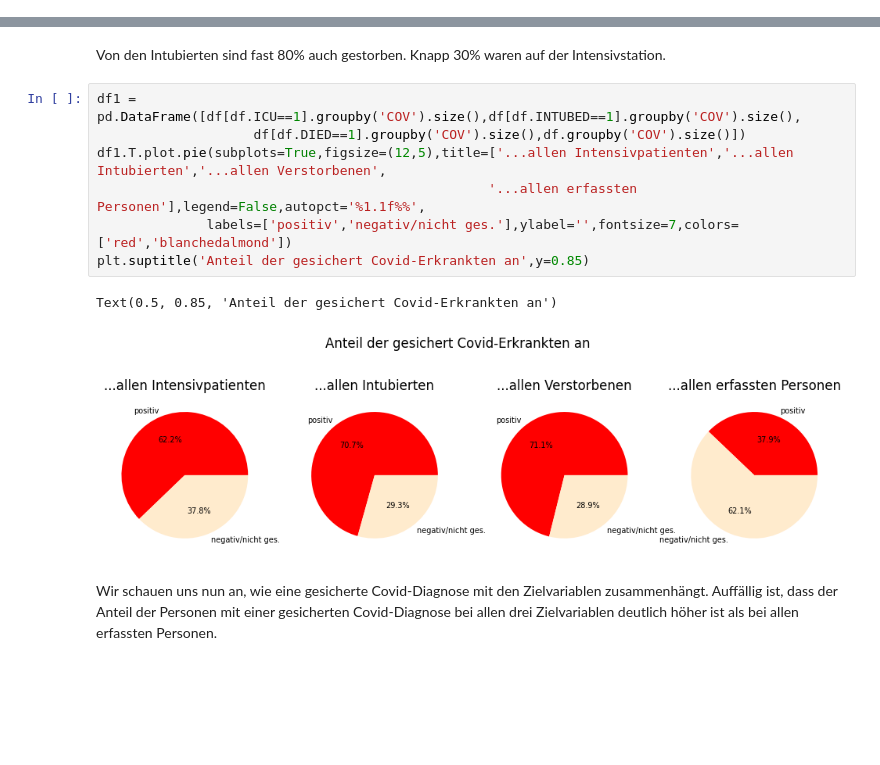
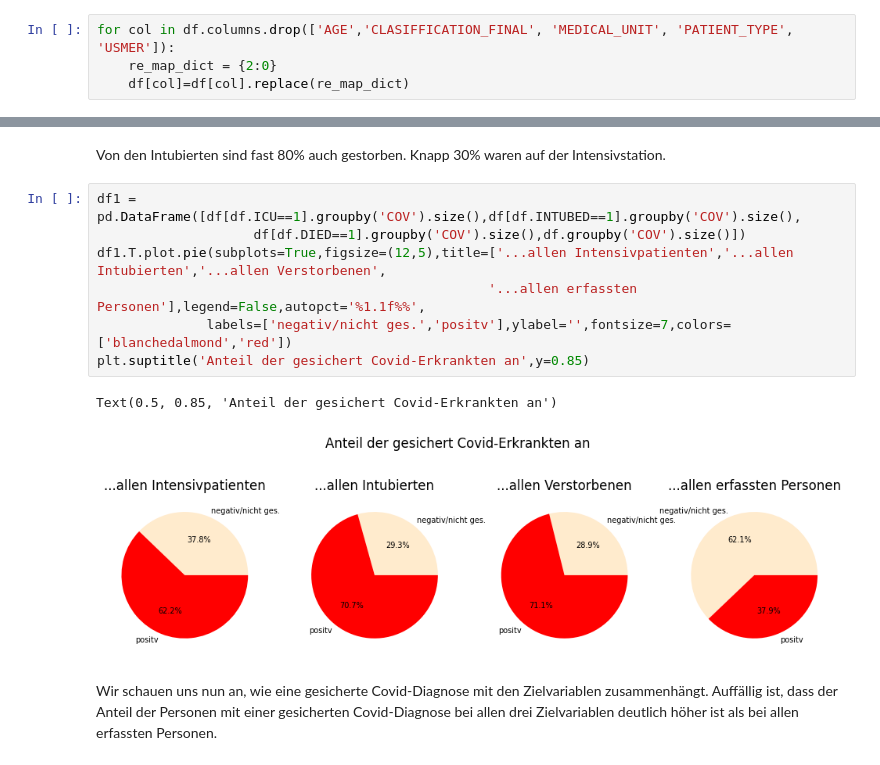
Before and after one commit to roink/covid-19-risiko-erkennung, a Jupyter notebook: notebooks/1.05-CK-Exploration.ipynb, the cells around one changed output, grey strips where cells are left out. Cells and saved outputs as stored; diff of their text form; blank space fills up the shorter version.

```diff
--- a/notebooks/1.05-CK-Exploration.ipynb
+++ b/notebooks/1.05-CK-Exploration.ipynb
@@ -24,6 +24,10 @@ df=df.dropna()
 
 #Wir fügen dem Datensatz ein zusätzliches Attribut hinzu, das anzeigt, ob eine gesicherte Covid-Diagnose vorlag.
 df['COV']=df['CLASIFFICATION_FINAL'].apply(lambda x: 1 if x<4 else 2)
+# %%
+for col in df.columns.drop(['AGE','CLASIFFICATION_FINAL', 'MEDICAL_UNIT', 'PATIENT_TYPE', 'USMER']):
+    re_map_dict = {2:0}
+    df[col]=df[col].replace(re_map_dict)
 # %% [markdown]
 Wir führen in diesem Notebook eine ausführliche Exploration des Datensatzes durch.
 Zunächst untersuchen wir den Zusammenhang der drei Zielvariablen "DIED", "INTUBED" und "ICU".
@@ -88,13 +92,13 @@ Von den Intubierten sind fast 80% auch gestorben. Knapp 30% waren auf der Intens
 # %%
 df1 = pd.DataFrame([df[df.ICU==1].groupby('COV').size(),df[df.INTUBED==1].groupby('COV').size(),
                     df[df.DIED==1].groupby('COV').size(),df.groupby('COV').size()])
 df1.T.plot.pie(subplots=True,figsize=(12,5),title=['...allen Intensivpatienten','...allen Intubierten','...allen Verstorbenen',
                                                   '...allen erfassten Personen'],legend=False,autopct='%1.1f%%',
-              labels=['positiv','negativ/nicht ges.'],ylabel='',fontsize=7,colors=['red','blanchedalmond'])
+              labels=['negativ/nicht ges.','positv'],ylabel='',fontsize=7,colors=['blanchedalmond','red'])
 plt.suptitle('Anteil der gesichert Covid-Erkrankten an',y=0.85)
 # %% [output]
 Text(0.5, 0.85, 'Anteil der gesichert Covid-Erkrankten an')
-[figure, old version]
+[figure, new version]
 # %% [markdown]
 Wir schauen uns nun an, wie eine gesicherte Covid-Diagnose mit den Zielvariablen zusammenhängt. Auffällig ist, dass der Anteil der Personen
 mit einer gesicherten Covid-Diagnose bei allen drei Zielvariablen deutlich höher ist als bei allen erfassten Personen.
```
Also changed, not shown: parts of 19 cells of this notebook, 2 other files.
